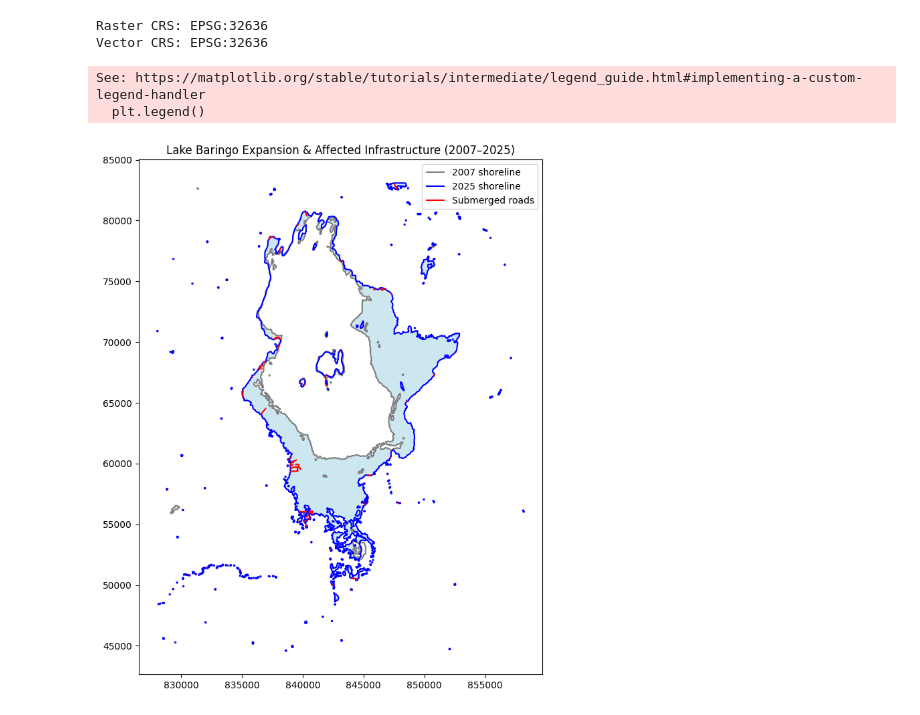
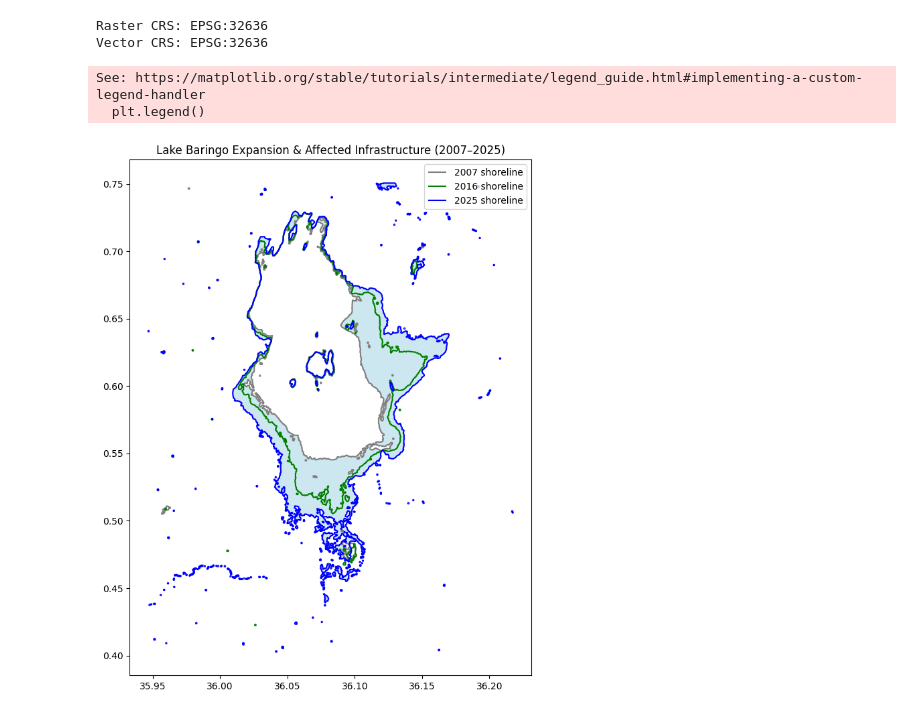
Before and after one commit to kiprutoYG/lake_extent_analysis_pipeline, a Jupyter notebook: src/visualization/see.ipynb, the cells around one changed output. Drawn from its saved outputs; the diff is of its cells as text; code cells hidden in the pictures.

```diff
--- a/src/visualization/see.ipynb
+++ b/src/visualization/see.ipynb
@@ -36,7 +36,7 @@ dissolved_2016 = gpd.read_file(os.path.join(results_dir, "lake_2016.shp"))
 dissolved_2020 = gpd.read_file(os.path.join(results_dir, "lake_2020.shp"))
 dissolved_2025 = gpd.read_file(os.path.join(results_dir, "lake_2025.shp"))
 
-growth_area = gpd.read_file(os.path.join(results_dir, 'growth_area.shp'))
+growth_area = gpd.read_file(os.path.join(results_dir, 'growth_area.shp')).to_crs('EPSG:4326')
 buildings = gpd.read_file(os.path.join(processed_dir, 'buildings.gpkg'))
 roads = gpd.read_file(os.path.join(processed_dir, 'roads.gpkg'))
 roads = roads[roads.geom_type.isin(['LineString', 'MultiLineString'])]
@@ -53,8 +53,10 @@ submerged_facilities = gpd.overlay(facilities, growth_area, how="intersection")
 # %%
-growth_area = growth_area.to_crs(dissolved_2007.crs)
-submerged_buildings = submerged_buildings.to_crs(dissolved_2007.crs)
-submerged_roads = submerged_roads.to_crs(dissolved_2007.crs)
-submerged_facilities = submerged_facilities.to_crs(dissolved_2007.crs)
+dissolved_2007 = dissolved_2007.to_crs(growth_area.crs)
+dissolved_2016 = dissolved_2016.to_crs(growth_area.crs)
+dissolved_2025 = dissolved_2025.to_crs(growth_area.crs)
+# submerged_buildings = submerged_buildings.to_crs(dissolved_2007.crs)
+# submerged_roads = submerged_roads.to_crs(dissolved_2007.crs)
+# submerged_facilities = submerged_facilities.to_crs(dissolved_2007.crs)
 # %%
 # --- CRS alignment check ---
 print("Raster CRS:", dem.rio.crs)
@@ -67,17 +69,17 @@ Vector CRS: EPSG:32636
 # %%
 fig, ax = plt.subplots(figsize=(10, 10))
 dissolved_2007.boundary.plot(ax=ax, color="gray", label="2007 shoreline")
 dissolved_2016.boundary.plot(ax=ax, color="green", label="2016 shoreline")
 dissolved_2025.boundary.plot(ax=ax, color="blue", label="2025 shoreline")
 growth_area.plot(ax=ax, color="lightblue", alpha=0.6, label="Expansion area")
-submerged_buildings.plot(ax=ax, color="red", markersize=10, label="Submerged buildings")
-submerged_roads.plot(ax=ax, color="red", markersize=10, label="Submerged roads")
-submerged_facilities.plot(ax=ax, color="orange", markersize=20, label="Submerged Facilities")
+# submerged_buildings.plot(ax=ax, color="red", markersize=10, label="Submerged buildings")
+# submerged_roads.plot(ax=ax, color="red", markersize=10, label="Submerged roads")
+# submerged_facilities.plot(ax=ax, color="orange", markersize=20, label="Submerged Facilities")
 plt.legend()
 plt.title("Lake Baringo Expansion & Affected Infrastructure (2007–2025)")
 plt.show()
 # %% [output]
 See: https://matplotlib.org/stable/tutorials/intermediate/legend_guide.html#implementing-a-custom-legend-handler
   plt.legend()
-[figure, old version]
+[figure, new version]
 # %%
```
Also changed, not shown: parts of 3 cells of this notebook, 15 other files.
